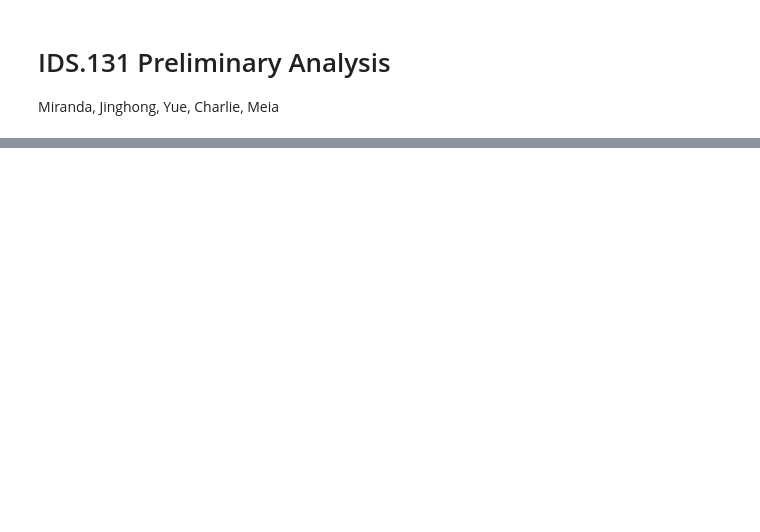
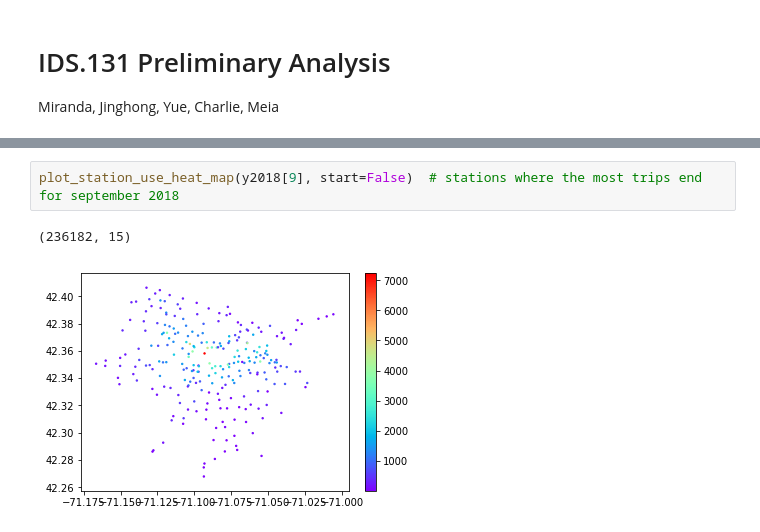
Before and after one commit to meiaalsup/bluebikecommutepatterns, a Jupyter notebook: preliminary.ipynb, the cells around one changed output, grey strips where cells are left out. Cells and saved outputs as stored; diff of their text form; blank space fills up the shorter version.

```diff
--- a/preliminary.ipynb
+++ b/preliminary.ipynb
@@ -139,0 +90,5 @@ plt.show()
+# %%
+plot_station_use_heat_map(y2018[9], start=False)  # stations where the most trips end for september 2018
+# %% [output]
+(236182, 15)
+[figure, added]
```
Also changed, not shown: parts of 28 cells of this notebook.
